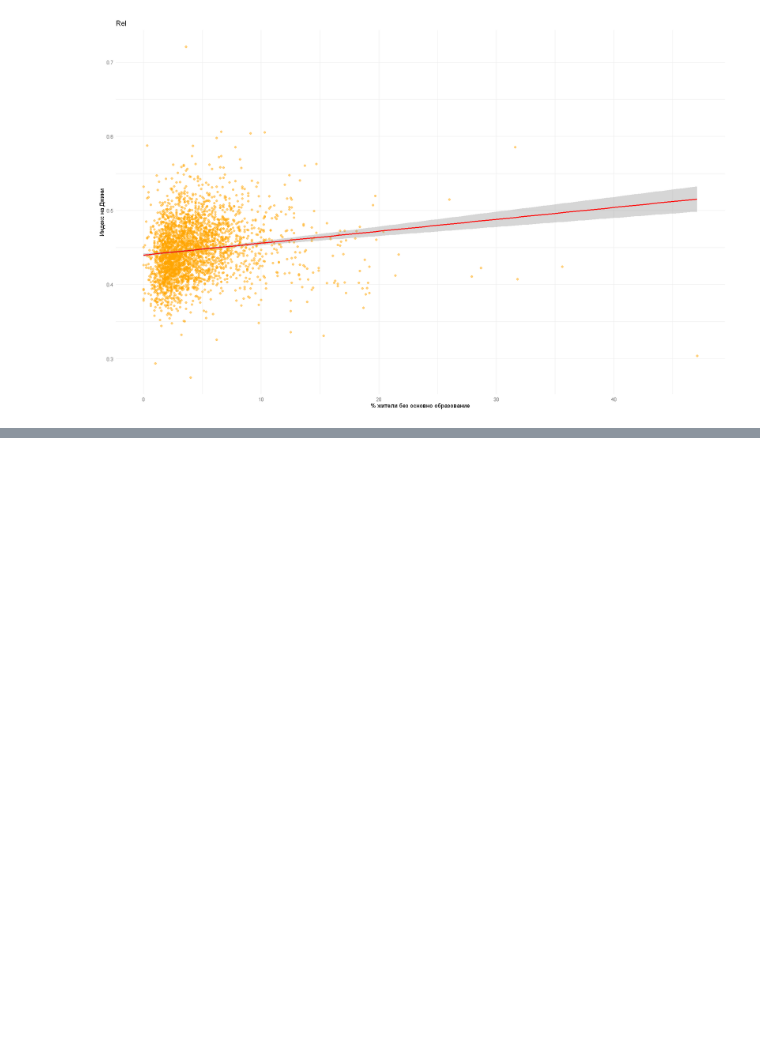
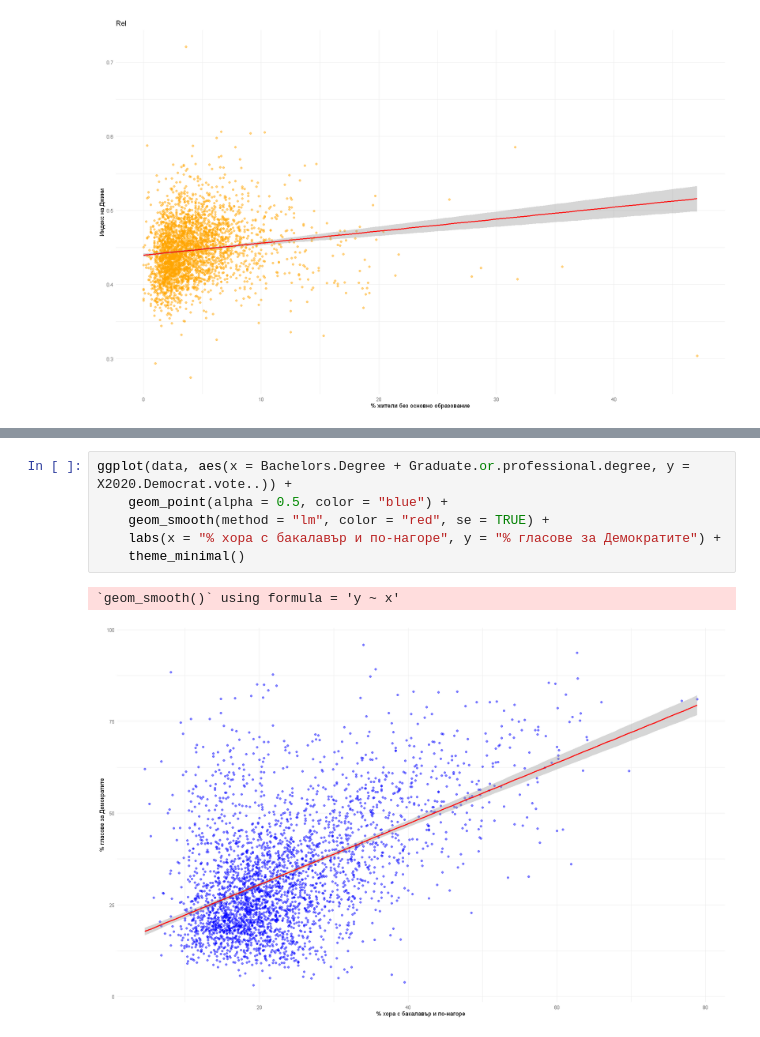
Before and after one commit to tkostadinov004/election-prediction, a Jupyter notebook: Project.ipynb, the cells around one changed output, grey strips where cells are left out. Drawn from its saved outputs; the diff is of its cells as text; blank space fills up the shorter version.

```diff
--- a/Project.ipynb
+++ b/Project.ipynb
@@ -230,0 +280,9 @@ ggplot(data, aes(x = Population.with.less.than.9th.grade.education, y = Gini.Ind
+# %%
+ggplot(data, aes(x = Bachelors.Degree + Graduate.or.professional.degree, y = X2020.Democrat.vote..)) +
+    geom_point(alpha = 0.5, color = "blue") +
+    geom_smooth(method = "lm", color = "red", se = TRUE) +
+    labs(x = "% хора с бакалавър и по-нагоре", y = "% гласове за Демократите") +
+    theme_minimal()
+# %% [output]
+`geom_smooth()` using formula = 'y ~ x'
+[figure, added]
```
Also changed, not shown: parts of 9 cells of this notebook.
